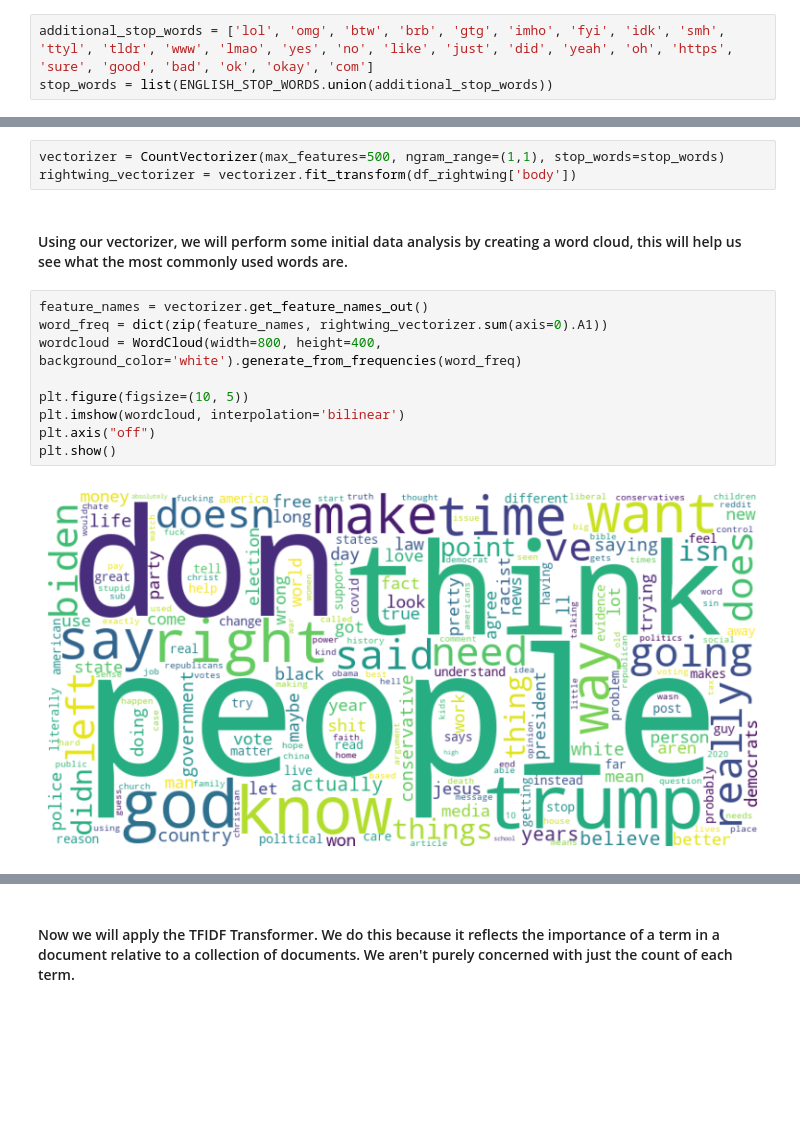
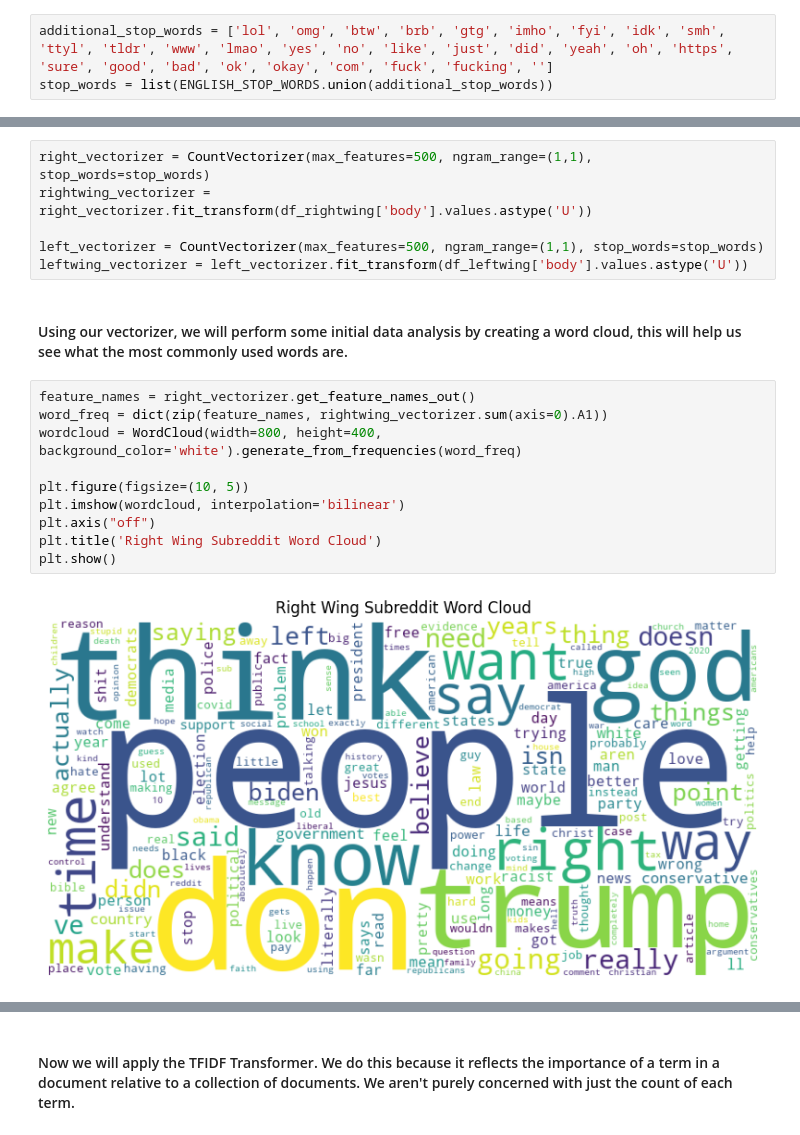
Before and after one commit to vigaash23/reddit-spectra, a Jupyter notebook: main.ipynb, the cells around one changed output, grey strips where cells are left out. Drawn from its saved outputs; the diff is of its cells as text; blank space fills up the shorter version.

```diff
--- a/main.ipynb
+++ b/main.ipynb
@@ -144,21 +145,25 @@ df_leftwing
 # %%
-additional_stop_words = ['lol', 'omg', 'btw', 'brb', 'gtg', 'imho', 'fyi', 'idk', 'smh', 'ttyl', 'tldr', 'www', 'lmao', 'yes', 'no', 'like', 'just', 'did', 'yeah', 'oh', 'https', 'sure', 'good', 'bad', 'ok', 'okay', 'com']
+additional_stop_words = ['lol', 'omg', 'btw', 'brb', 'gtg', 'imho', 'fyi', 'idk', 'smh', 'ttyl', 'tldr', 'www', 'lmao', 'yes', 'no', 'like', 'just', 'did', 'yeah', 'oh', 'https', 'sure', 'good', 'bad', 'ok', 'okay', 'com', 'fuck', 'fucking', '']
 stop_words = list(ENGLISH_STOP_WORDS.union(additional_stop_words))
 # %% [markdown]
 #### Now we will initialize our Vectorizer. We are only concerned with 1-grams (single words).
 # %%
-vectorizer = CountVectorizer(max_features=500, ngram_range=(1,1), stop_words=stop_words)
-rightwing_vectorizer = vectorizer.fit_transform(df_rightwing['body'])
+right_vectorizer = CountVectorizer(max_features=500, ngram_range=(1,1), stop_words=stop_words)
+rightwing_vectorizer = right_vectorizer.fit_transform(df_rightwing['body'].values.astype('U'))
+
+left_vectorizer = CountVectorizer(max_features=500, ngram_range=(1,1), stop_words=stop_words)
+leftwing_vectorizer = left_vectorizer.fit_transform(df_leftwing['body'].values.astype('U'))
 # %% [markdown]
 #### Using our vectorizer, we will perform some initial data analysis by creating a word cloud, this will help us see what the most commonly used words are.
 # %%
-feature_names = vectorizer.get_feature_names_out()
+feature_names = right_vectorizer.get_feature_names_out()
 word_freq = dict(zip(feature_names, rightwing_vectorizer.sum(axis=0).A1))
 wordcloud = WordCloud(width=800, height=400, background_color='white').generate_from_frequencies(word_freq)
 
 plt.figure(figsize=(10, 5))
 plt.imshow(wordcloud, interpolation='bilinear')
 plt.axis("off")
+plt.title('Right Wing Subreddit Word Cloud')
 plt.show()
 # %% [output]
-[figure, old version]
+[figure, new version]
```
Also changed, not shown: parts of 11 cells of this notebook.
